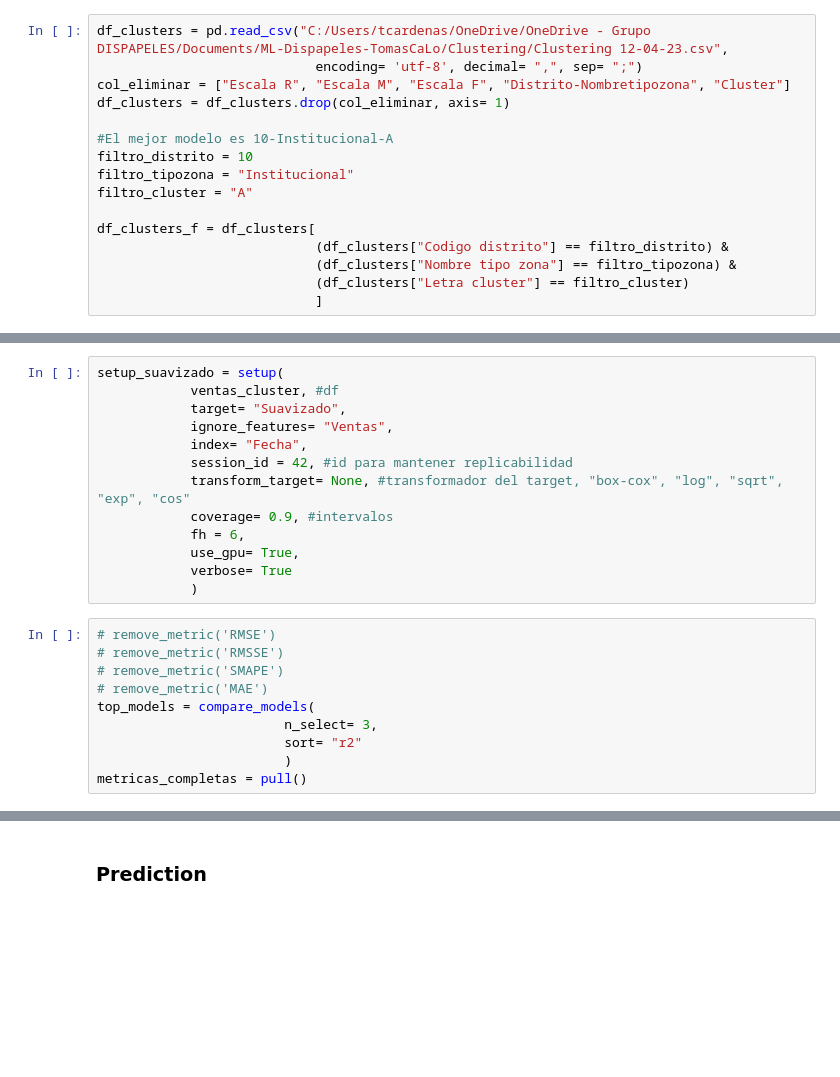
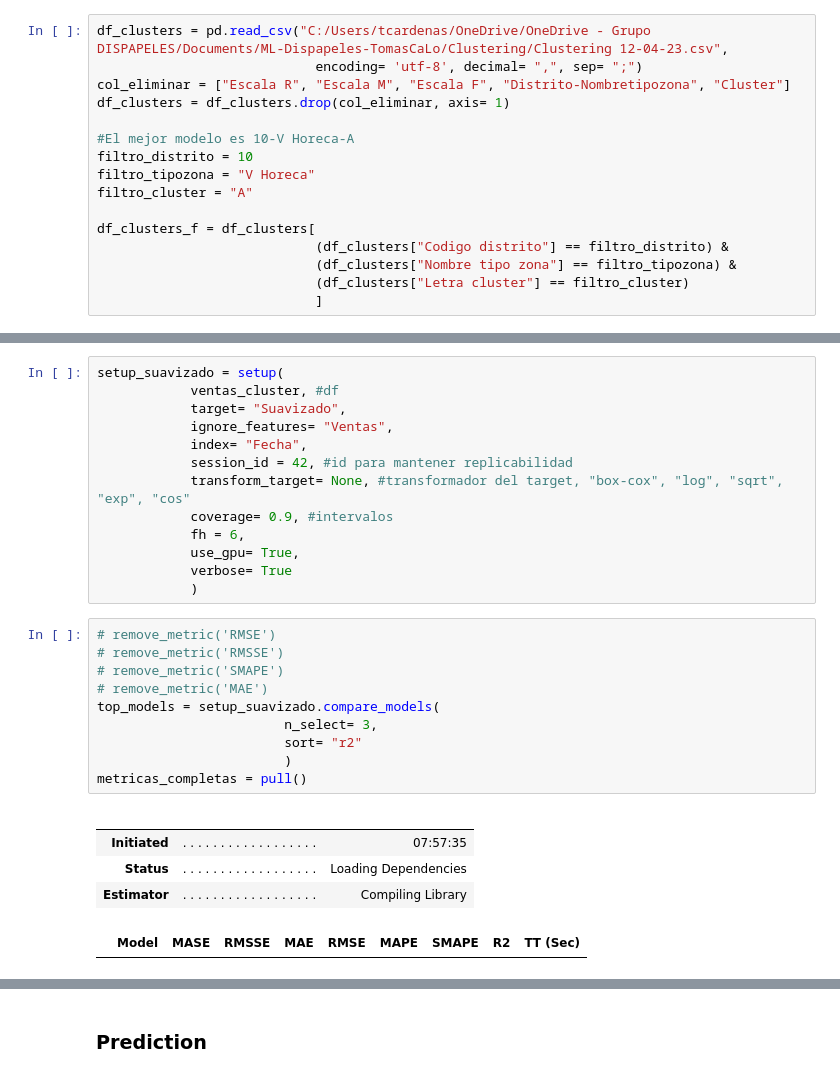
Before and after one commit to TomasCardeLo/ML-Dispapeles-TomasCaLo, a Jupyter notebook: Time series/Time series v4 pycaret.ipynb, the cells around one changed output, grey strips where cells are left out. Cells and saved outputs as stored; diff of their text form; blank space fills up the shorter version.

```diff
--- a/Time series/Time series v4 pycaret.ipynb
+++ b/Time series/Time series v4 pycaret.ipynb
@@ -211,9 +211,9 @@ df_clusters = pd.read_csv("C:/Users/tcardenas/OneDrive/OneDrive - Grupo DISPAPEL
 col_eliminar = ["Escala R", "Escala M", "Escala F", "Distrito-Nombretipozona", "Cluster"]
 df_clusters = df_clusters.drop(col_eliminar, axis= 1)
 
-#El mejor modelo es 10-Institucional-A
+#El mejor modelo es 10-V Horeca-A
 filtro_distrito = 10
-filtro_tipozona = "Institucional"
+filtro_tipozona = "V Horeca"
 filtro_cluster = "A"
 
 df_clusters_f = df_clusters[
@@ -264,13 +282,20 @@ setup_suavizado = setup(
 # %%
 # remove_metric('RMSE')
 # remove_metric('RMSSE')
 # remove_metric('SMAPE')
 # remove_metric('MAE')
-top_models = compare_models(
+top_models = setup_suavizado.compare_models(
                         n_select= 3,
                         sort= "r2"
                         )
 metricas_completas = pull()
+# %% [output]
+|  |  |  |
+|  |  |  |
+| Initiated | . . . . . . . . . . . . . . . . . . | 07:57:35 |
+| Status | . . . . . . . . . . . . . . . . . . | Loading Dependencies |
+| Estimator | . . . . . . . . . . . . . . . . . . | Compiling Library |
+|  | Model | MASE | RMSSE | MAE | RMSE | MAPE | SMAPE | R2 | TT (Sec) |
 # %%
 # Establecer el formato de visualización de números en notación decimal
 pd.options.display.float_format = '{:,.3f}'.format
```
Also changed, not shown: parts of 3 cells of this notebook, 2 other files.
